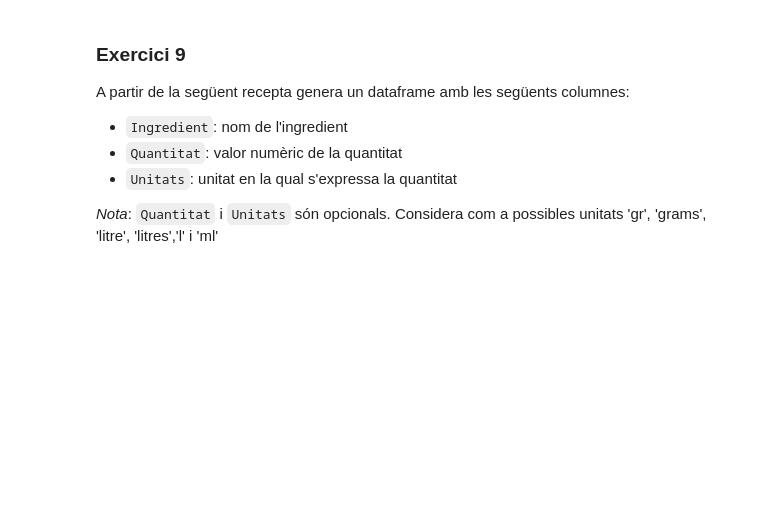
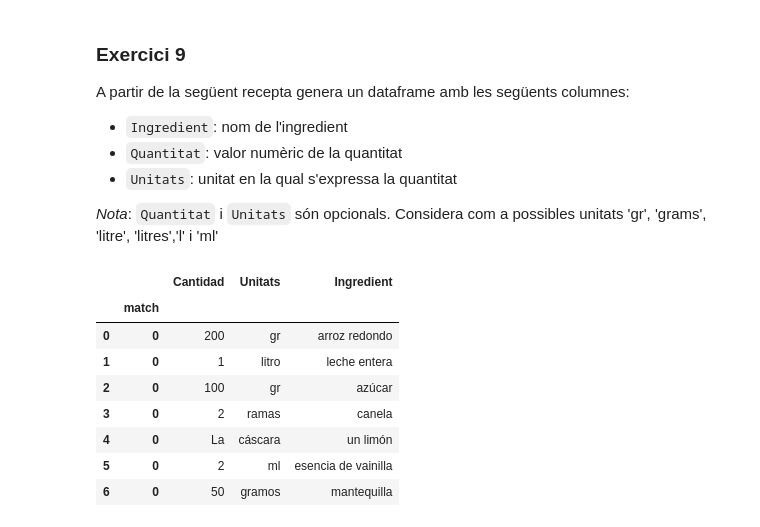
Before and after one commit to DavidSM2/Repo_PLN, a Jupyter notebook: Practicas/Practicas Examen/Pr1/P1_Expressions regulars VAL.ipynb, the cells around one changed output. Cells and saved outputs as stored; diff of their text form; code cells hidden in the pictures; blank space fills up the shorter version.

```diff
--- a/Practicas/Practicas Examen/Pr1/P1_Expressions regulars VAL.ipynb
+++ b/Practicas/Practicas Examen/Pr1/P1_Expressions regulars VAL.ipynb
@@ -363,0 +377,14 @@ La cáscara de un limón.
+# %%
+receta = re.findall(r'(.+)',texto)
+df = pd.DataFrame(receta,columns = ['texto'])
+df['texto'].str.extractall(r'(?P<Cantidad>\d+|.*) (?P<Unitats>gr|litro|ramas|cáscara|ml|gramos|cáscara) de (?P<Ingredient>\w[ \w]*)')
+# %% [output]
+|  |  | Cantidad | Unitats | Ingredient |
+|  | match |  |  |  |
+| 0 | 0 | 200 | gr | arroz redondo |
+| 1 | 0 | 1 | litro | leche entera |
+| 2 | 0 | 100 | gr | azúcar |
+| 3 | 0 | 2 | ramas | canela |
+| 4 | 0 | La | cáscara | un limón |
+| 5 | 0 | 2 | ml | esencia de vainilla |
+| 6 | 0 | 50 | gramos | mantequilla |
```
Also changed, not shown: parts of 3 cells of this notebook, 1 other file.
